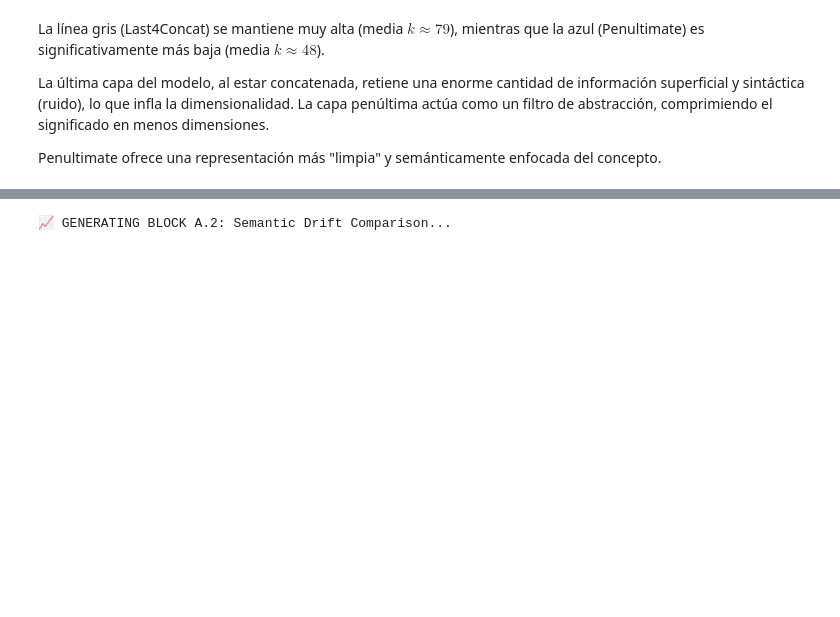
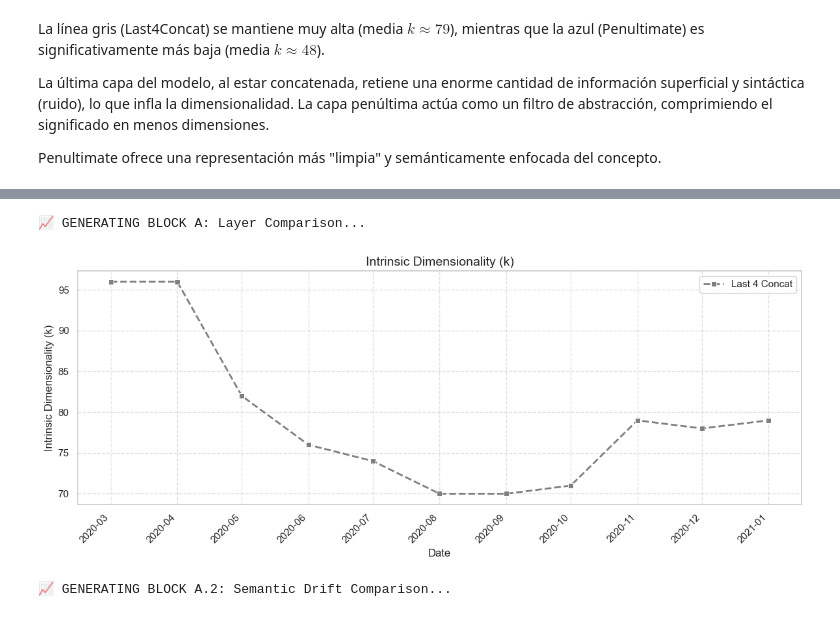
Before and after one commit to amtres/TFG, a Jupyter notebook: notebooks/tfg_comparativa_techniques.ipynb, the cells around one changed output, grey strips where cells are left out. Saved outputs shown, nothing was run; the diff lists cells and outputs as text; code cells hidden in the pictures; blank space fills up the shorter version.

```diff
--- a/notebooks/tfg_comparativa_techniques.ipynb
+++ b/notebooks/tfg_comparativa_techniques.ipynb
@@ -111,3 +114,34 @@ plt.show()
+# %%
+# ==============================================================================
+# BLOCK A: LAYER STRATEGY COMPARISON ( Last 4 Concat)
+# ==============================================================================
+
+print("\n📈 GENERATING BLOCK A: Layer Comparison...")
+
+plt.figure(figsize=(12, 5))
+
+# 2. Plotting Last 4 Concat
+sns.lineplot(data=df, x='date', y=f'k_{model_type}_last4_concat',
+             label='Last 4 Concat', marker='s', linestyle='--', linewidth=2, color='tab:gray')
+
+# --- English Translations and Styling ---
+plt.title('Intrinsic Dimensionality (k)', fontsize=14)
+plt.ylabel('Intrinsic Dimensionality (k)', fontsize=12)
+plt.xlabel('Date', fontsize=12)
+
+# --- Date Legibility Fix (Rotation) ---
+plt.xticks(rotation=45, ha='right')
+
+plt.legend(frameon=True)
+plt.grid(True, linestyle='--', alpha=0.6)
+plt.tight_layout()
+
+# Save or Show
+# plt.savefig('Figure_6_Intrinsic_Dimensionality.png', dpi=300)
+plt.show()
+# %% [output]
+📈 GENERATING BLOCK A: Layer Comparison...
+[figure, added]
 # %%
 # ==============================================================================
 # BLOCK A.2: TEMPORAL STABILITY (Semantic Drift)
```
Also changed, not shown: parts of 1 cell of this notebook.
